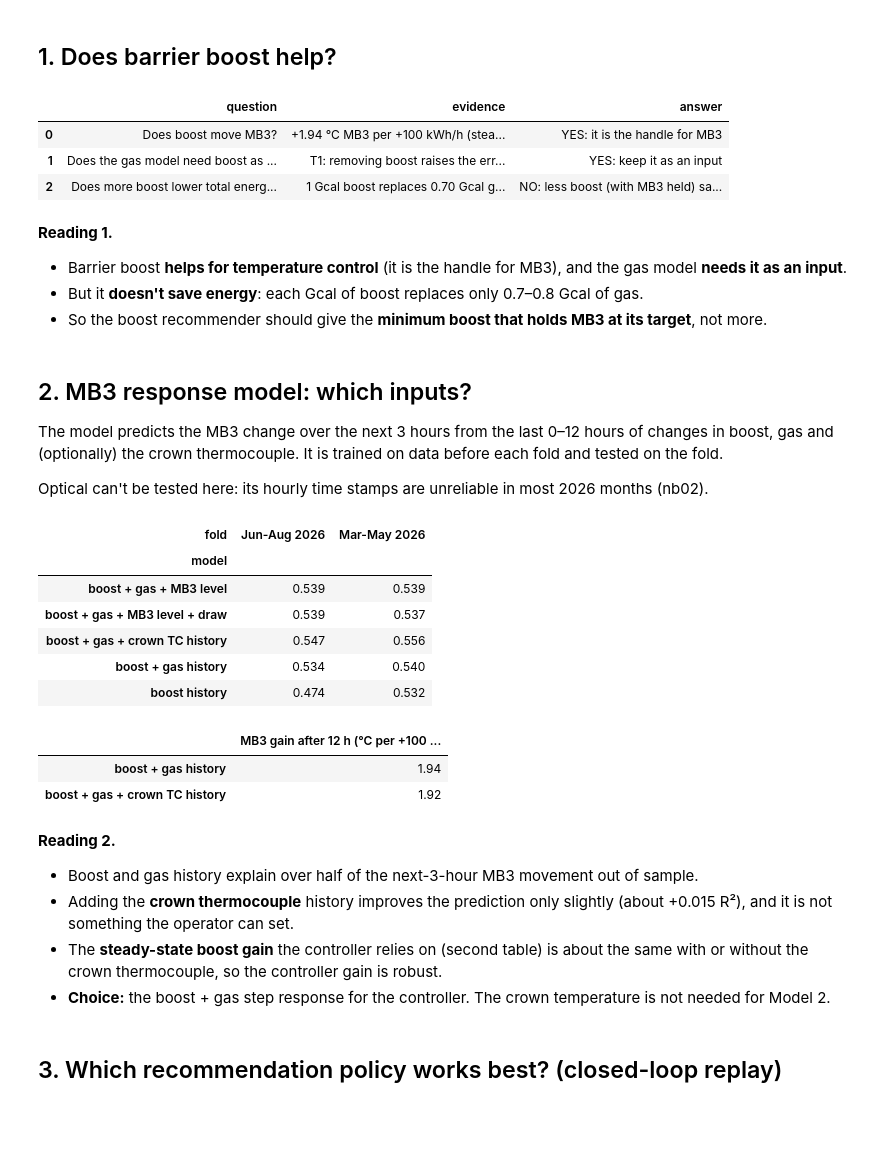
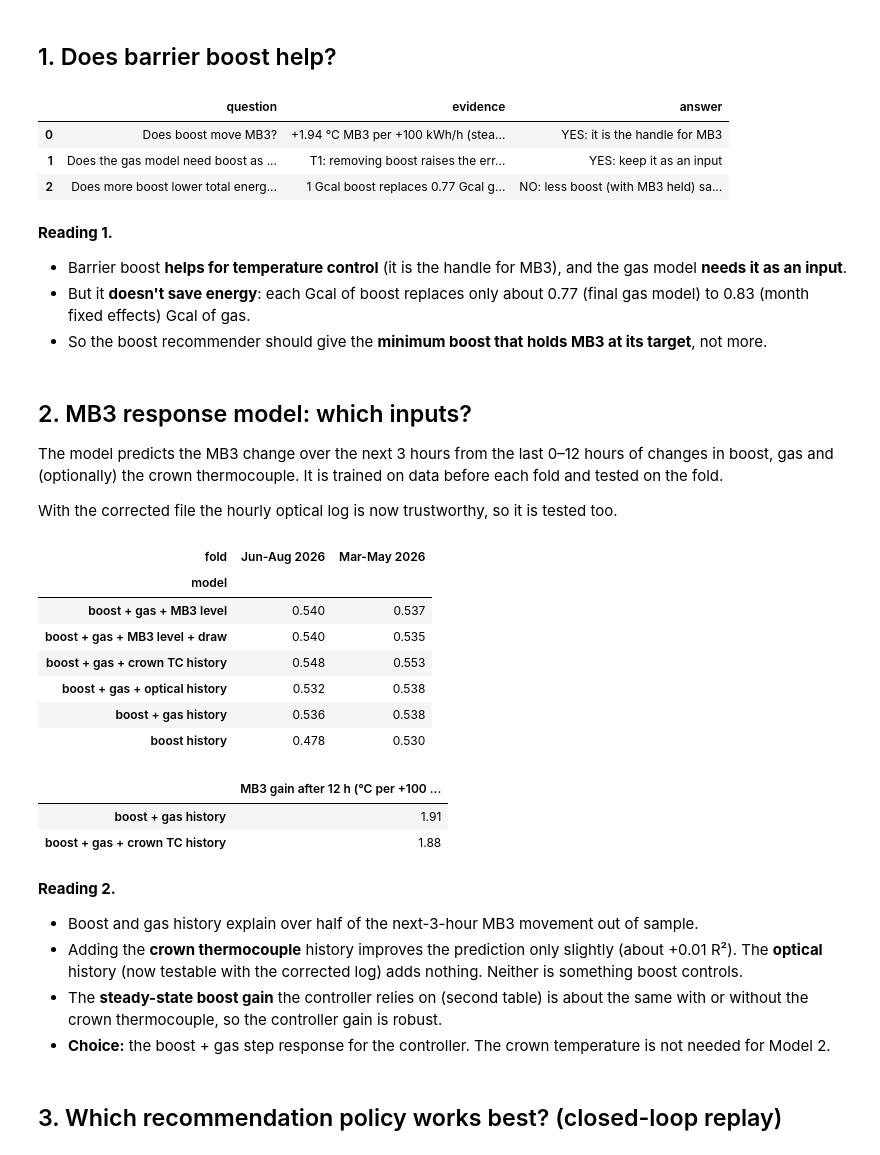
Before and after one commit to Sakthiskumar-A/PGP_ptm_analysis, a Jupyter notebook: notebooks/training/T3_boost_model_experiments.ipynb, the cells around one changed output. Drawn from its saved outputs; the diff is of its cells as text; code cells hidden in the pictures; blank space fills up the shorter version.

```diff
--- a/notebooks/training/T3_boost_model_experiments.ipynb
+++ b/notebooks/training/T3_boost_model_experiments.ipynb
@@ -41,15 +42,16 @@ MB3 target (historical median) 1320.25 °C | historical P5-P95 1317.60-1323.91 |
 # %% [markdown]
 ## 1. Does barrier boost help?
 # %%
-u = rc.add_gcal_columns(d[d.usable]); u['age_m'] = (u.index - pd.Timestamp('2025-09-01')).days / 30.44
-off = (u.opt_temp.where(u.opt_day_ok) - u.crown_tc).rolling(30, min_periods=5).median().ffill().bfill()
-u['opt_f_prev'] = u.opt_temp.where(u.opt_day_ok).fillna(u.crown_tc + off).shift(1)
-gm = smf.ols('gas_g ~ draw_t + bb_g + mb_g + age_m + opt_f_prev', u).fit(cov_type='HAC', cov_kwds={'maxlags': 7})
+u = rc.prepare_gas_features(d[d.usable])
+gm = smf.ols(rc.GAS_FORMULA, u).fit(cov_type='HAC', cov_kwds={'maxlags': 7})        # final gas model (T1)
 fe = smf.ols('gas_g ~ draw_t + bb_g + mb_g + C(mon)', u.assign(mon=u.index.to_period('M').astype(str))).fit(cov_type='HAC', cov_kwds={'maxlags': 7})
 step = rc.boost_step_response(h, 12)
+t1 = pd.read_csv(dp.PROCESSED / 'training_gas_final_variants.csv', index_col=0)      # written by T1
+p_with, p_without = t1.loc['winner (no crown temp)', 'pinball'], t1.loc['without barrier boost', 'pinball']
+pd.set_option('display.max_colwidth', 200)
 pd.DataFrame({'question': ['Does boost move MB3?', 'Does the gas model need boost as an input?', 'Does more boost lower total energy (SFC)?'],
               'evidence': ['+%.2f °C MB3 per +100 kWh/h (steady state, 12 h)' % (step.iloc[-1]*100),
-                           'T1: removing boost raises the error by about 27%% (pinball 0.344 -> 0.437)',
+                           'T1: removing boost raises the error by %.0f%% (pinball %.3f -> %.3f)' % (100*(p_without/p_with - 1), p_with, p_without),
                            '1 Gcal boost replaces %.2f Gcal gas (final gas model) / %.2f (month fixed effects) -> net %+.2f / %+.2f Gcal' % (
                                -gm.params.bb_g, -fe.params.bb_g, 1 + gm.params.bb_g, 1 + fe.params.bb_g)],
               'answer': ['YES: it is the handle for MB3', 'YES: keep it as an input', 'NO: less boost (with MB3 held) saves energy']})
@@ -57,56 +59,58 @@ pd.DataFrame({'question': ['Does boost move MB3?', 'Does the gas model need boos
 |  | question | evidence | answer |
 | 0 | Does boost move MB3? | +1.94 °C MB3 per +100 kWh/h (stea... | YES: it is the handle for MB3 |
 | 1 | Does the gas model need boost as ... | T1: removing boost raises the err... | YES: keep it as an input |
-| 2 | Does more boost lower total energ... | 1 Gcal boost replaces 0.70 Gcal g... | NO: less boost (with MB3 held) sa... |
+| 2 | Does more boost lower total energ... | 1 Gcal boost replaces 0.77 Gcal g... | NO: less boost (with MB3 held) sa... |
 # %% [markdown]
 **Reading 1.**
 - Barrier boost **helps for temperature control** (it is the handle for MB3), and the gas model **needs it as an input**.
-- But it **doesn't save energy**: each Gcal of boost replaces only 0.7–0.8 Gcal of gas.
+- But it **doesn't save energy**: each Gcal of boost replaces only about 0.77 (final gas model) to 0.83 (month fixed effects) Gcal of gas.
 - So the boost recommender should give the **minimum boost that holds MB3 at its target**, not more.
 # %% [markdown]
 ## 2. MB3 response model: which inputs?
 The model predicts the MB3 change over the next 3 hours from the last 0–12 hours of changes in boost, gas and (optionally) the crown thermocouple. It is trained on data before each fold and tested on the fold.
 
-Optical can't be tested here: its hourly time stamps are unreliable in most 2026 months (nb02).
+With the corrected file the hourly optical log is now trustworthy, so it is tested too.
 # %%
-x = h[['mb3_temp', 'bb_kwh', 'gas_kcal', 'crown_tc', 'draw_t']].asfreq('h')
+x = h[['mb3_temp', 'bb_kwh', 'gas_kcal', 'crown_tc', 'opt_temp', 'draw_t']].asfreq('h')
 df = pd.DataFrame({'y': x.mb3_temp.shift(-3) - x.mb3_temp}, index=x.index)
 for k in range(13):
-    df[f'b{k}'] = x.bb_kwh.diff().shift(k); df[f'g{k}'] = (x.gas_kcal/1e6).diff().shift(k); df[f't{k}'] = x.crown_tc.diff().shift(k)
+    df[f'b{k}'] = x.bb_kwh.diff().shift(k); df[f'g{k}'] = (x.gas_kcal/1e6).diff().shift(k); df[f't{k}'] = x.crown_tc.diff().shift(k); df[f'o{k}'] = x.opt_temp.diff().shift(k)
 df['mb3_dev'] = x.mb3_temp - x.mb3_temp.rolling(24).mean(); df['draw'] = x.draw_t
-Bv, Gv, Tv = [' + '.join(f'{c}{k}' for k in range(13)) for c in 'bgt']
+Bv, Gv, Tv, Ov = [' + '.join(f'{c}{k}' for k in range(13)) for c in 'bgto']
 VARS = {'boost history': Bv, 'boost + gas history': Bv + ' + ' + Gv, 'boost + gas + crown TC history': Bv + ' + ' + Gv + ' + ' + Tv,
+        'boost + gas + optical history': Bv + ' + ' + Gv + ' + ' + Ov,
         'boost + gas + MB3 level': Bv + ' + ' + Gv + ' + mb3_dev', 'boost + gas + MB3 level + draw': Bv + ' + ' + Gv + ' + mb3_dev + draw'}
 rows = []
 for fold, (a, b, _) in FOLDS.items():
-    tr = df[:pd.Timestamp(a) - pd.Timedelta(hours=1)].dropna(); te = df[a:b].dropna()
+    tr = df[:pd.Timestamp(a) - pd.Timedelta(hours=1)].dropna(); te = df[a:b].dropna()     # same hours for every input set
     for name, f in VARS.items():
         m = smf.ols('y ~ ' + f, tr).fit(); p = m.predict(te)
         rows.append(dict(fold=fold, model=name, oos_R2=1 - ((te.y - p)**2).sum() / ((te.y - te.y.mean())**2).sum()))
 M = pd.DataFrame(rows)
 display(M.pivot_table(index='model', columns='fold', values='oos_R2').round(3))
 # Steady-state boost gain (what the controller uses): 1-hour MB3 change on boost/gas (and optionally crown TC) history
 df1 = df.copy(); df1['y1'] = x.mb3_temp.diff()
 def gain(f):
     m = smf.ols('y1 ~ ' + f, df1.dropna()).fit()
     return float(pd.Series([m.params[f'b{k}'] for k in range(13)]).cumsum().clip(lower=0).cummax().iloc[-1] * 100)
 pd.DataFrame({'MB3 gain after 12 h (°C per +100 kWh/h)': [gain(Bv + ' + ' + Gv), gain(Bv + ' + ' + Gv + ' + ' + Tv)]},
              index=['boost + gas history', 'boost + gas + crown TC history']).round(2)
 # %% [output]
 | fold | Jun-Aug 2026 | Mar-May 2026 |
 | model |  |  |
-| boost + gas + MB3 level | 0.539 | 0.539 |
-| boost + gas + MB3 level + draw | 0.539 | 0.537 |
-| boost + gas + crown TC history | 0.547 | 0.556 |
-| boost + gas history | 0.534 | 0.540 |
-| boost history | 0.474 | 0.532 |
+| boost + gas + MB3 level | 0.540 | 0.537 |
+| boost + gas + MB3 level + draw | 0.540 | 0.535 |
+| boost + gas + crown TC history | 0.548 | 0.553 |
+| boost + gas + optical history | 0.532 | 0.538 |
+| boost + gas history | 0.536 | 0.538 |
+| boost history | 0.478 | 0.530 |
 |  | MB3 gain after 12 h (°C per +100 ... |
-| boost + gas history | 1.94 |
-| boost + gas + crown TC history | 1.92 |
+| boost + gas history | 1.91 |
+| boost + gas + crown TC history | 1.88 |
 # %% [markdown]
 **Reading 2.**
 - Boost and gas history explain over half of the next-3-hour MB3 movement out of sample.
-- Adding the **crown thermocouple** history improves the prediction only slightly (about +0.015 R²), and it is not something the operator can set.
+- Adding the **crown thermocouple** history improves the prediction only slightly (about +0.01 R²). The **optical** history (now testable with the corrected log) adds nothing. Neither is something boost controls.
 - The **steady-state boost gain** the controller relies on (second table) is about the same with or without the crown thermocouple, so the controller gain is robust.
 - **Choice:** the boost + gas step response for the controller. The crown temperature is not needed for Model 2.
 # %% [markdown]
```
Also changed, not shown: parts of 8 cells of this notebook, 28 other files.
